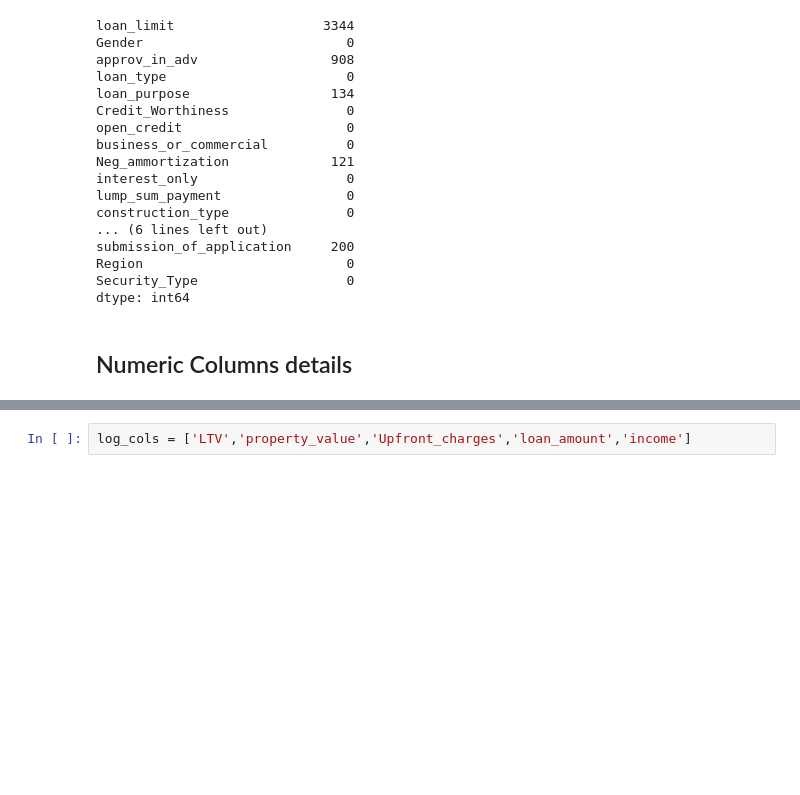
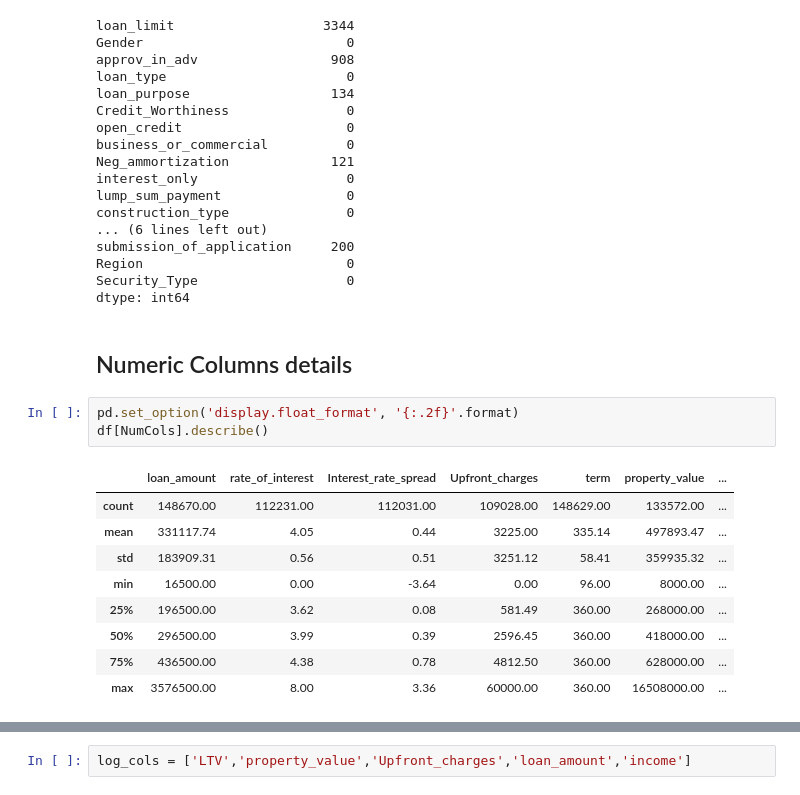
Before and after one commit to vivekvro/LoanRiskML, a Jupyter notebook: Overview.ipynb, the cells around one changed output, grey strips where cells are left out. Drawn from its saved outputs; the diff is of its cells as text; blank space fills up the shorter version.

```diff
--- a/Overview.ipynb
+++ b/Overview.ipynb
@@ -209,6 +232,19 @@ Security_Type                   0
 dtype: int64
 # %% [markdown]
 ## Numeric Columns details
+# %%
+pd.set_option('display.float_format', '{:.2f}'.format)
+df[NumCols].describe()
+# %% [output]
+|  | loan_amount | rate_of_interest | Interest_rate_spread | Upfront_charges | term | property_value | ... |
+| count | 148670.00 | 112231.00 | 112031.00 | 109028.00 | 148629.00 | 133572.00 | ... |
+| mean | 331117.74 | 4.05 | 0.44 | 3225.00 | 335.14 | 497893.47 | ... |
+| std | 183909.31 | 0.56 | 0.51 | 3251.12 | 58.41 | 359935.32 | ... |
+| min | 16500.00 | 0.00 | -3.64 | 0.00 | 96.00 | 8000.00 | ... |
+| 25% | 196500.00 | 3.62 | 0.08 | 581.49 | 360.00 | 268000.00 | ... |
+| 50% | 296500.00 | 3.99 | 0.39 | 2596.45 | 360.00 | 418000.00 | ... |
+| 75% | 436500.00 | 4.38 | 0.78 | 4812.50 | 360.00 | 628000.00 | ... |
+| max | 3576500.00 | 8.00 | 3.36 | 60000.00 | 360.00 | 16508000.00 | ... |
 # %%
 fig2,axes2 = plt.subplots(6,2,figsize=(21,15))
 ax2 = axes2.flatten()
```
Also changed, not shown: parts of 6 cells of this notebook, 8 other files.
